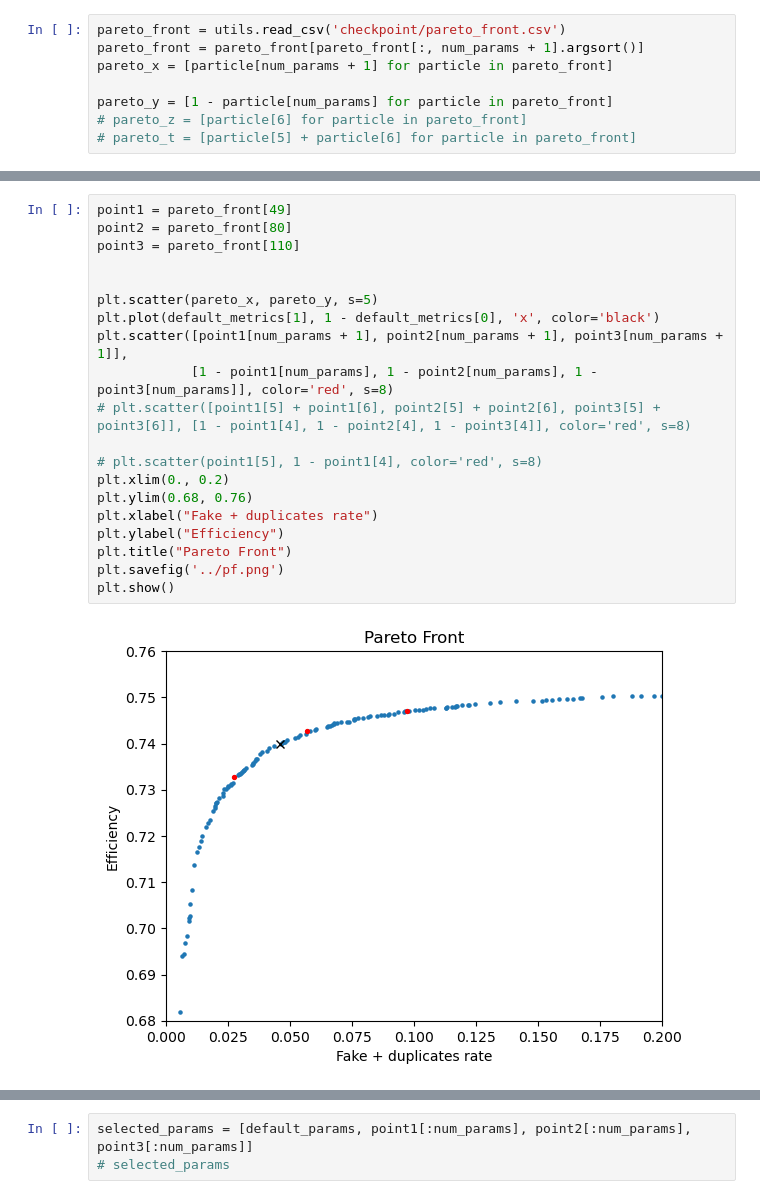
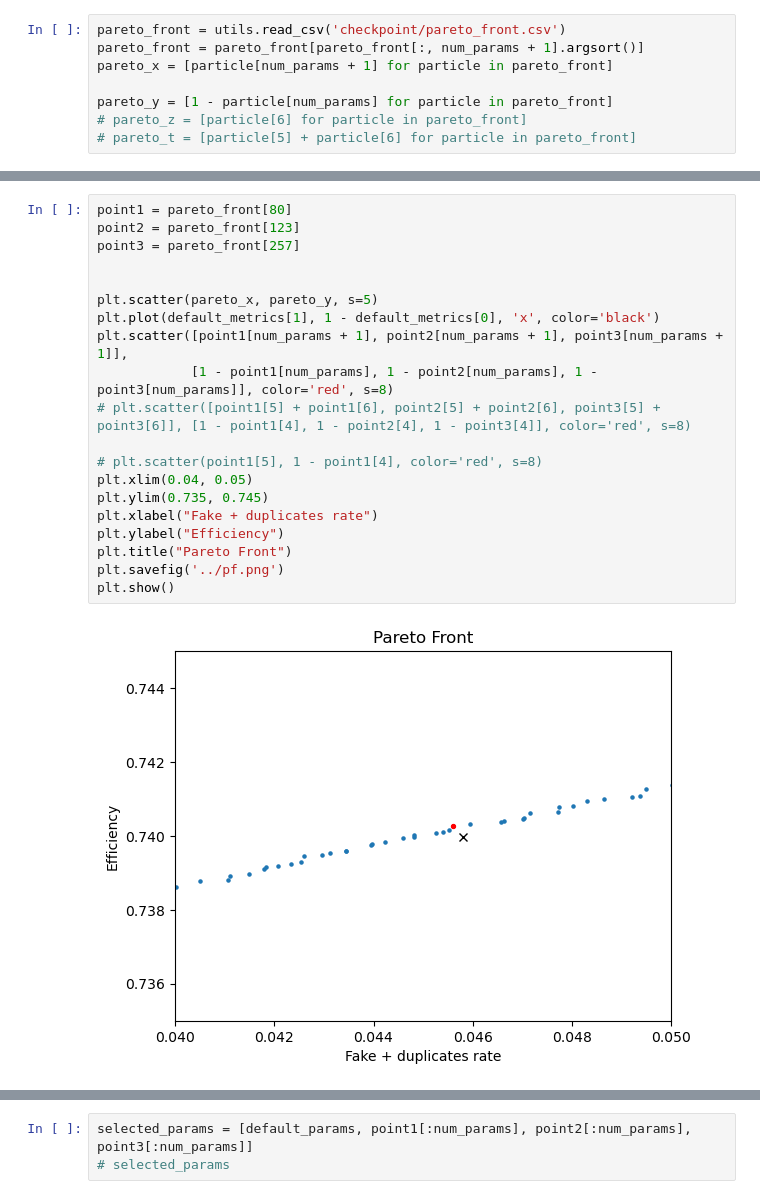
Before and after one commit to lguzzi/CA-parameter-tuning, a Jupyter notebook: plotting.ipynb, the cells around one changed output, grey strips where cells are left out. Saved outputs shown, nothing was run; the diff lists cells and outputs as text.

```diff
--- a/plotting.ipynb
+++ b/plotting.ipynb
@@ -57,25 +57,25 @@ len(pareto_front)
 # %%
-point1 = pareto_front[49]
-point2 = pareto_front[80]
-point3 = pareto_front[110]
+point1 = pareto_front[80]
+point2 = pareto_front[123]
+point3 = pareto_front[257]
 
 
 plt.scatter(pareto_x, pareto_y, s=5)
 plt.plot(default_metrics[1], 1 - default_metrics[0], 'x', color='black')
 plt.scatter([point1[num_params + 1], point2[num_params + 1], point3[num_params + 1]],
             [1 - point1[num_params], 1 - point2[num_params], 1 - point3[num_params]], color='red', s=8)
 # plt.scatter([point1[5] + point1[6], point2[5] + point2[6], point3[5] + point3[6]], [1 - point1[4], 1 - point2[4], 1 - point3[4]], color='red', s=8)
 
 # plt.scatter(point1[5], 1 - point1[4], color='red', s=8)
-plt.xlim(0., 0.2)
-plt.ylim(0.68, 0.76)
+plt.xlim(0.04, 0.05)
+plt.ylim(0.735, 0.745)
 plt.xlabel("Fake + duplicates rate")
 plt.ylabel("Efficiency")
 plt.title("Pareto Front")
 plt.savefig('../pf.png')
 plt.show()
 # %% [output]
-[figure, old version]
+[figure, new version]
 # %%
 print([point1[i] for i in range(num_params)])
 print([point2[i] for i in range(num_params)])
```
Also changed, not shown: parts of 8 cells of this notebook, 4 other files.
